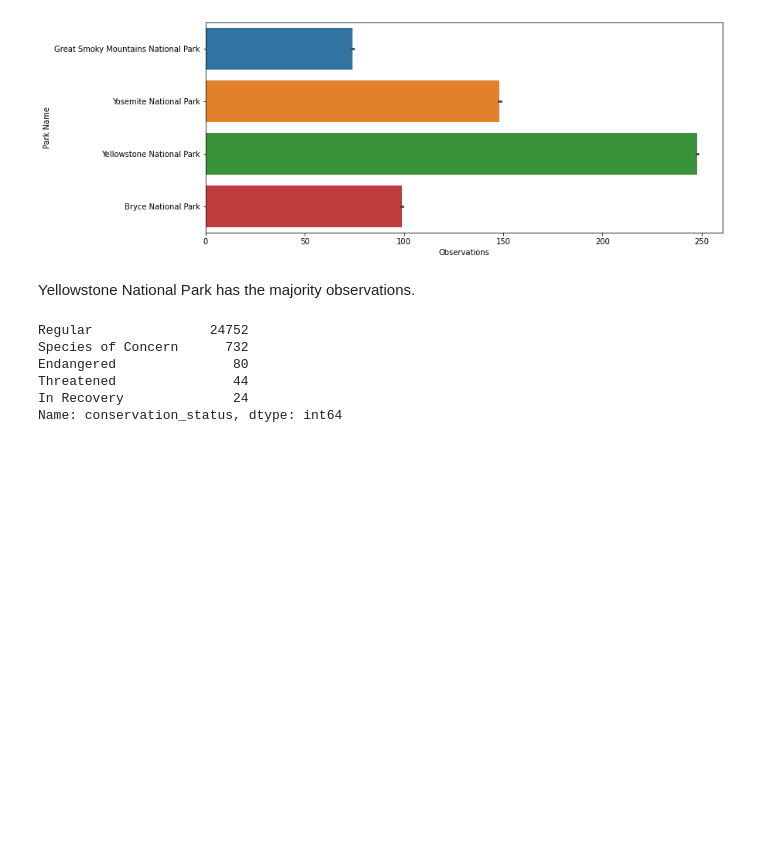
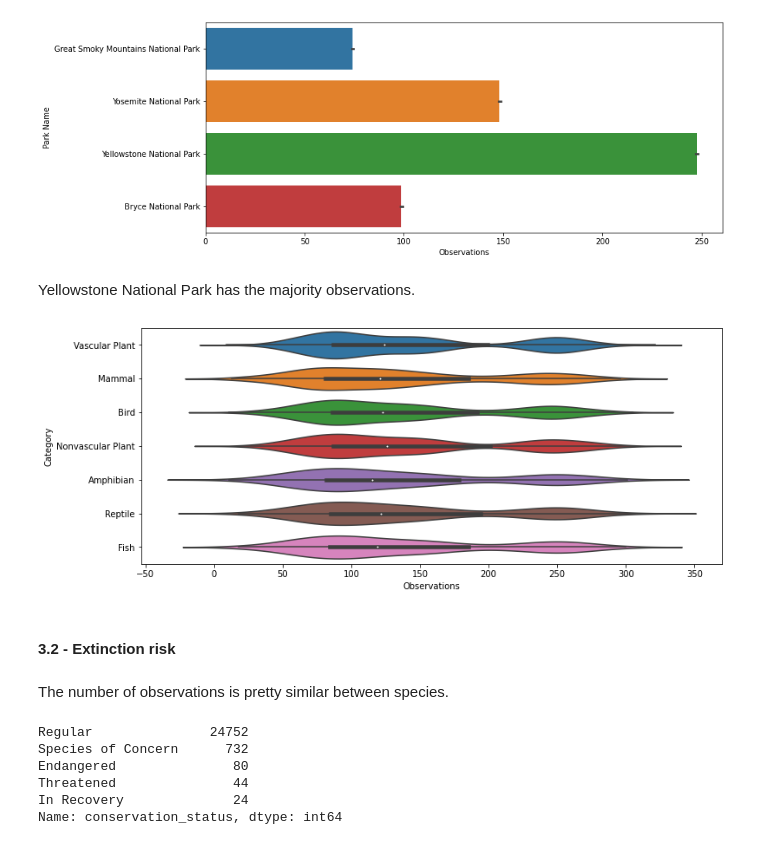
Before and after one commit to vfamim/Data-Science, a Jupyter notebook: Biodiversity/Biodiversity DataViz.ipynb, the cells around one changed output. Drawn from its saved outputs; the diff is of its cells as text; code cells hidden in the pictures; blank space fills up the shorter version.

Commit message:
Biodiversity
Add charts

```diff
--- a/Biodiversity/Biodiversity DataViz.ipynb
+++ b/Biodiversity/Biodiversity DataViz.ipynb
@@ -146,6 +148,19 @@ plt.show()
 [figure]
 # %% [markdown]
 Yellowstone National Park has the majority observations.
+# %%
+# Most observed type of animals
+plt.figure(figsize=(12,5))
+sns.violinplot(x='observations', y='category', data = df)
+plt.xlabel('Observations')
+plt.ylabel('Category')
+plt.show()
+# %% [output]
+[figure, added]
+# %% [markdown]
+#### 3.2 - Extinction risk
+# %% [markdown]
+The number of observations is pretty similar between species.
 # %%
 print(df['conservation_status'].value_counts())
 # %% [output]
```
Also changed, not shown: parts of 19 cells of this notebook.
